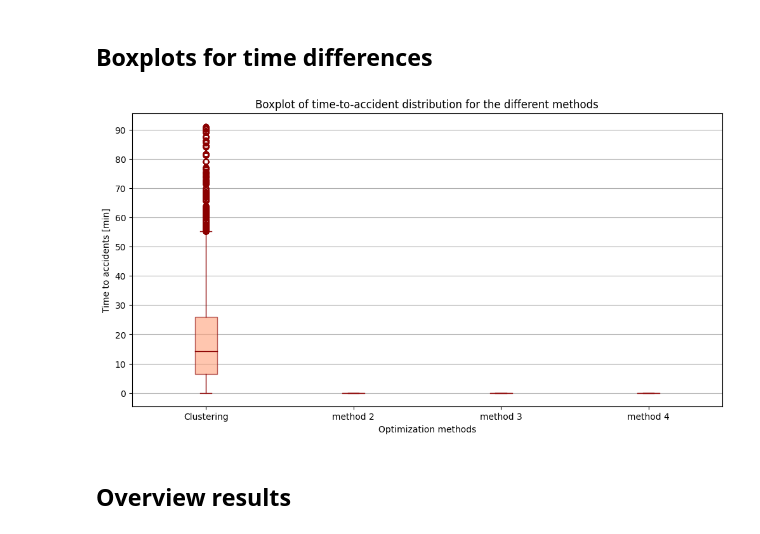
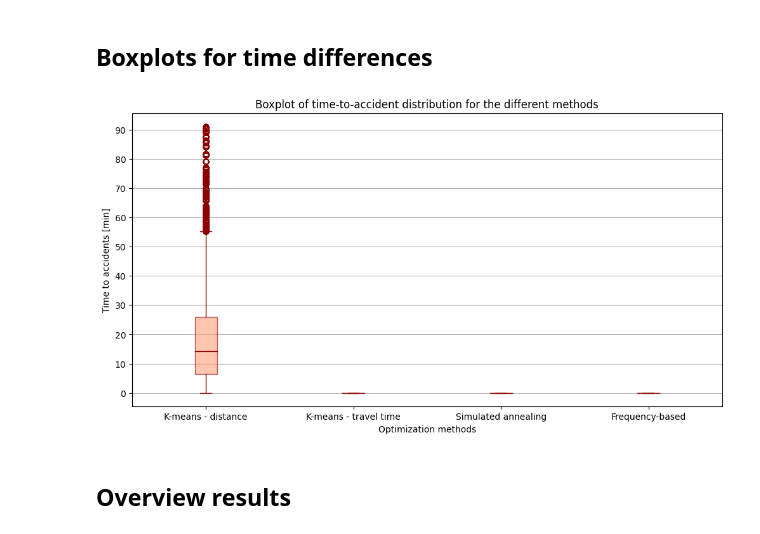
Before and after one commit to janinetimmerman8/RWS-group3, a Jupyter notebook: set_up_dashboard_map.ipynb, the cells around one changed output. Drawn from its saved outputs; the diff is of its cells as text; code cells hidden in the pictures.

```diff
--- a/set_up_dashboard_map.ipynb
+++ b/set_up_dashboard_map.ipynb
@@ -307,27 +307,27 @@ fig_2.savefig('Dashboard_data\Speed_boxplot.png')
 # %%
 fig_2 = plt.figure(figsize=(12, 6))
 
-category = ['Clustering', 'method 2', 'method 3', 'method 4']
+category = ['K-means - distance', 'K-means - travel time', 'Simulated annealing', 'Frequency-based']
 methods = [cluster_min_travel_time['time_this'] / 60, [0], [0], [0]]
 
 for i in range(4):
     bp = plt.boxplot(methods[i], patch_artist=True,
                 showmeans=False, positions=[i])
 
     for item in ['boxes', 'whiskers', 'medians', 'caps']:
             plt.setp(bp[item], color='darkred')
 
     plt.setp(bp['boxes'], facecolor='lightsalmon', alpha=0.6)
     plt.setp(bp['fliers'], markeredgecolor='darkred')
 
 plt.ylabel('Time to accidents [min]')
 plt.xlabel('Optimization methods')
 plt.xticks(np.arange(4), labels=category)
 plt.yticks(np.arange(0, 100, 10))
 plt.title('Boxplot of time-to-accident distribution for the different methods')
 plt.grid(axis='y')
 # %% [output]
-[figure, old version]
+[figure, new version]
 # %%
 fig_2.savefig('Dashboard_data\Opt_boxplot.png')
 # %% [markdown]
```
Also changed, not shown: parts of 4 cells of this notebook, 4 other files.
